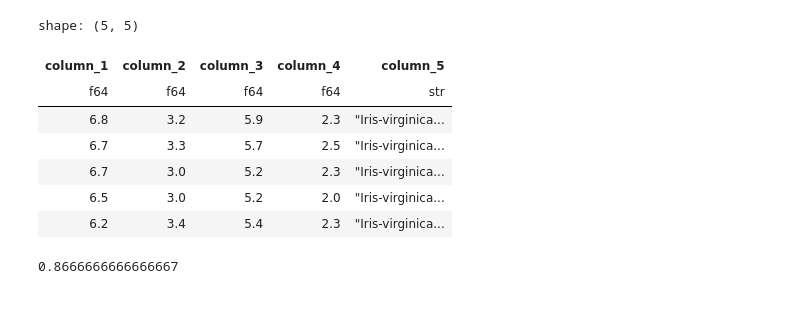
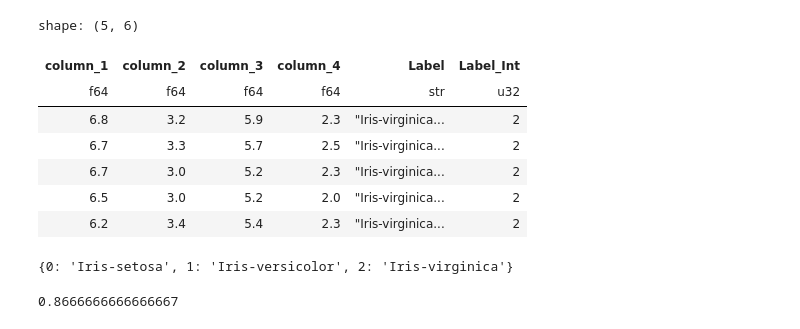
Before and after one commit to sbracellari/csi-6160, a Jupyter notebook: hw6.ipynb, the cells around one changed output. Cells and saved outputs as stored; diff of their text form; code cells hidden in the pictures.

```diff
--- a/hw6.ipynb
+++ b/hw6.ipynb
@@ -1,47 +1,54 @@
 # %%
 from sklearn.model_selection import StratifiedKFold
 import polars as pl
 import numpy as np
-from sklearn import preprocessing
 
-TARGET = 'column_5'
+TARGET = 'Label_Int'
 CLUSTERS = 3
-
-# Iris-setosa = 0
-# Iris-versicolor = 1
-# Iris-virginica = 2
 
 def fetch_data(df, use_split):
     assert(use_split >= 0 and use_split <= 4)
     # perform 5-fold cross validation with a deterministic seed
     kf = StratifiedKFold(n_splits=5, shuffle=True, random_state=2028)
     split_x, split_y = get_x_y(df)
     splits = list(kf.split(split_x, split_y))
 
     # indexing the dataframe with an array returns the appropriate splits
     df_train, df_test = df[splits[use_split][0]], df[splits[use_split][1]]
     return df_train, df_test
 
 def get_x_y(df):
-    encoder = preprocessing.LabelEncoder()
+    df = df.drop("Label")
     X, y = df.drop(TARGET).to_numpy(), df.get_column(TARGET)
-    y = np.array(encoder.fit(y).transform(y)) # encode categorical data
-    return X, y
+    return X, y.to_numpy()
 
 df = pl.read_csv('iris.data', has_header=False)
+df = df.rename({"column_5": "Label"})
+df = df.with_columns(pl.col("Label").cast(pl.Categorical).to_physical().alias(TARGET))
 df_train, df_test = fetch_data(df, 0)
 X_train, y_train = get_x_y(df_train)
 X_test, y_test = get_x_y(df_test)
 df_train.tail()
 # %% [output]
-shape: (5, 5)
+shape: (5, 6)
-| column_1 | column_2 | column_3 | column_4 | column_5 |
-| f64 | f64 | f64 | f64 | str |
-| 6.8 | 3.2 | 5.9 | 2.3 | "Iris-virginica... |
-| 6.7 | 3.3 | 5.7 | 2.5 | "Iris-virginica... |
-| 6.7 | 3.0 | 5.2 | 2.3 | "Iris-virginica... |
-| 6.5 | 3.0 | 5.2 | 2.0 | "Iris-virginica... |
-| 6.2 | 3.4 | 5.4 | 2.3 | "Iris-virginica... |
+| column_1 | column_2 | column_3 | column_4 | Label | Label_Int |
+| f64 | f64 | f64 | f64 | str | u32 |
+| 6.8 | 3.2 | 5.9 | 2.3 | "Iris-virginica... | 2 |
+| 6.7 | 3.3 | 5.7 | 2.5 | "Iris-virginica... | 2 |
+| 6.7 | 3.0 | 5.2 | 2.3 | "Iris-virginica... | 2 |
+| 6.5 | 3.0 | 5.2 | 2.0 | "Iris-virginica... | 2 |
+| 6.2 | 3.4 | 5.4 | 2.3 | "Iris-virginica... | 2 |
+# %%
+ID_TO_NAME = {}
+NAME_TO_ID = {}
+for p in df.partition_by("Label"):
+    label = p.row(0)[-2]
+    id = p.row(0)[-1]
+    ID_TO_NAME[id] = label
+    NAME_TO_ID[label] = id
+ID_TO_NAME
+# %% [output]
+{0: 'Iris-setosa', 1: 'Iris-versicolor', 2: 'Iris-virginica'}
 # %%
 from sklearn.cluster import KMeans
 import numpy as np
```
Also changed, not shown: parts of 5 cells of this notebook.
